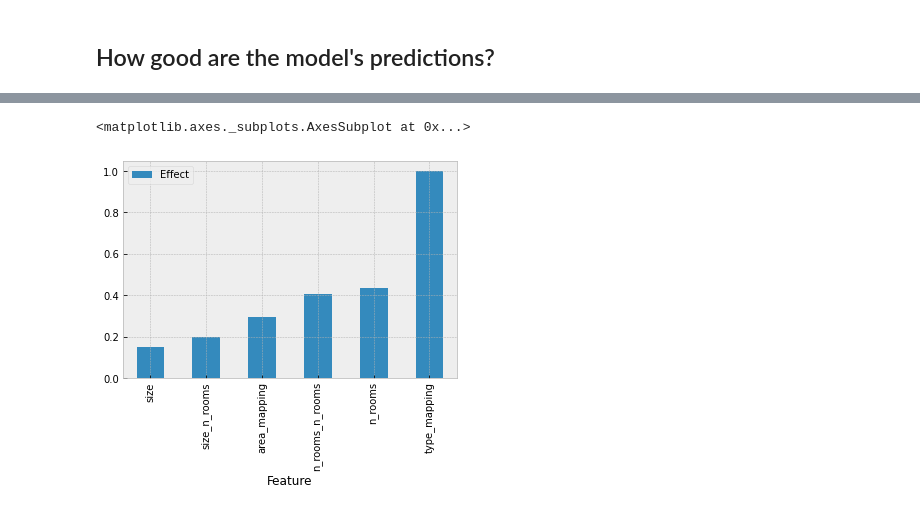
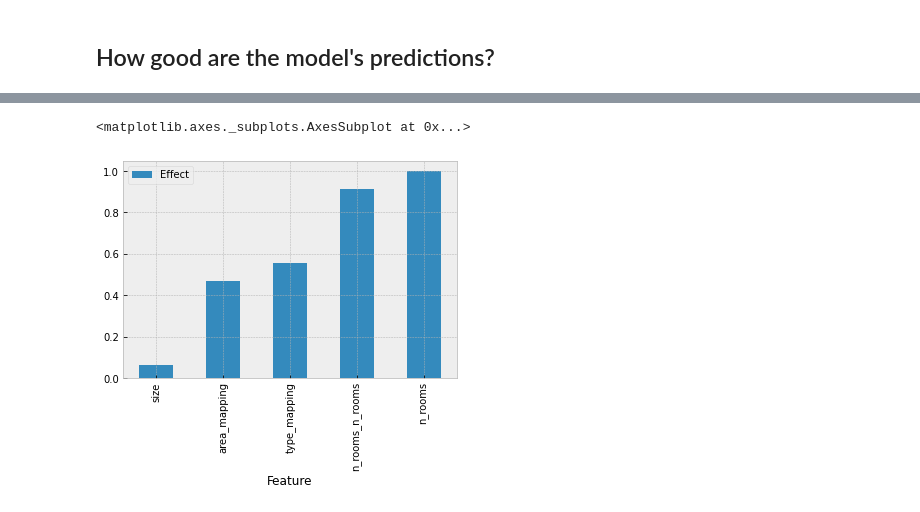
Before and after one commit to dolmani38/non-linear-regression, a Jupyter notebook: Keras - Regression using continuous and categorial variables with embedding.ipynb, the cells around one changed output, grey strips where cells are left out. Drawn from its saved outputs; the diff is of its cells as text; code cells hidden in the pictures.

```diff
--- a/Keras - Regression using continuous and categorial variables with embedding.ipynb
+++ b/Keras - Regression using continuous and categorial variables with embedding.ipynb
@@ -308,15 +341,13 @@ cate_input = Input(shape=(2,), dtype='int32')
 
 # Decide to what vector size we want to map our 'area' variable.
 # I'll use 1 here because we only have three areas
-embeddings_output = 24*4
+embeddings_output = 24
 
 
 # Let’s define the embedding layer and flatten it
 cate_embedings = Embedding(output_dim=embeddings_output, input_dim=X_train_categorical.shape[0])(cate_input)
+cate_embedings = keras.layers.Reshape((embeddings_output*2,))(cate_embedings)
 print(cate_embedings)
-cate_embedings = keras.layers.Reshape((embeddings_output*2,))(cate_embedings)
-
-
 # Define the continuous variables input (just like before)
 continuous_input = Input(shape=(X_train_continuous.shape[1], ))
 
@@ -329,8 +364,8 @@ Tensor("embedding_6/embedding_lookup/Identity_1:0", shape=(None, 2, 96), dtype=f
 Will define a simple model with 2 hidden layers, with 25 neurons each.
 # %%
 # Define the model
-dense1 = Dense(200, activation='relu')(all_input)
-dense2 = Dense(50, activation='relu')(dense1)
+dense1 = Dense(all_input.shape[1]*2, activation='relu')(all_input)
+dense2 = Dense(all_input.shape[1], activation='relu')(dense1)
 predictions = Dense(1)(dense2)
 
 # Note using the input object 'area_input' not 'area_embeddings'
@@ -540,23 +567,22 @@ effect_result_table.plot(x='Feature',y='Effect',kind='bar')
 # %%
-# 영향도 분석에 의해 'lamp' 삭제 후 학습...
-
-X_train_continuous.drop(columns=['lamp','size','size_size'], inplace=True)
-X_val_continuous.drop(columns=['lamp','size','size_size'], inplace=True)
-print(X_train_continuous)
+# 학습 대상 변수 전체 선택
+X_train_continuous = X_train_continuous_org
+X_train_categorical = X_train_categorical_org
+X_val_continuous  = X_val_continuous_org
+X_val_categorical = X_val_categorical_org
 
 # Define the embedding input
 cate_input = Input(shape=(2,), dtype='int32')
 
 # Decide to what vector size we want to map our 'area' variable.
 # I'll use 1 here because we only have three areas
-embeddings_output = 24*4
+embeddings_output = 24
 
 
 # Let’s define the embedding layer and flatten it
 cate_embedings = Embedding(output_dim=embeddings_output, input_dim=X_train_categorical.shape[0])(cate_input)
 print(cate_embedings)
 cate_embedings = keras.layers.Reshape((embeddings_output*2,))(cate_embedings)
-
 
 # Define the continuous variables input (just like before)
 continuous_input = Input(shape=(X_train_continuous.shape[1], ))
@@ -565,9 +591,8 @@ continuous_input = Input(shape=(X_train_continuous.shape[1], ))
 all_input = keras.layers.concatenate([continuous_input, cate_embedings])
 
 # Define the model
-
-dense1 = Dense(200, activation='relu')(all_input)
-dense2 = Dense(50, activation='relu')(dense1)
+dense1 = Dense(all_input.shape[1]*2, activation='relu')(all_input)
+dense2 = Dense(all_input.shape[1], activation='relu')(dense1)
 predictions = Dense(1)(dense2)
 # Note using the input object 'area_input' not 'area_embeddings'
 model = Model(inputs=[continuous_input, cate_input], outputs=predictions)
@@ -605,9 +636,6 @@ KeyboardInterrupt: ignored
 # %%
-# val_soft_acc 향상
-# 영향도 다시 분석
 train_ds = pd.concat([X_train_continuous,X_train_categorical[['area_mapping','type_mapping']]], axis=1)
 val_ds = pd.concat([X_val_continuous,X_val_categorical[['area_mapping','type_mapping']]], axis=1)
-
 # XAI를 위한 lime  정의
 from lime import lime_tabular, lime_text
 exp = lime_tabular.LimeTabularExplainer(
@@ -617,7 +645,6 @@ exp = lime_tabular.LimeTabularExplainer(
     class_names= y_train.columns,
     mode="regression"
 )
-
 # 변수의 영향력 분석
 # 소팅을 위한 초기화
 exp_ana = {}
@@ -631,7 +658,7 @@ def predict(data):
     return model.predict([data[:,0:continue_dim],data[:,continue_dim:input_dim]])
 
 # validation set의 변수 영향력 분석...
-for i in range(10): #range(val_ds.shape[0]):
+for i in range(40): #range(val_ds.shape[0]):
     p = exp.explain_instance(np.asarray(val_ds.iloc[i]),predict,num_features=val_ds.shape[1])
     for t in p.as_map()[0]:
       exp_ana[train_ds.columns[t[0]]] += np.abs(t[1])
@@ -705,9 +797,6 @@ Epoch: 1000 - {'val_loss': 20850770.746666666, 'val_soft_acc': 0.126657202839851
 # %%
-# val_soft_acc 향상
-# 영향도 다시 분석
 train_ds = pd.concat([X_train_continuous,X_train_categorical[['area_mapping','type_mapping']]], axis=1)
 val_ds = pd.concat([X_val_continuous,X_val_categorical[['area_mapping','type_mapping']]], axis=1)
-
 # XAI를 위한 lime  정의
 from lime import lime_tabular, lime_text
 exp = lime_tabular.LimeTabularExplainer(
@@ -717,33 +806,32 @@ exp = lime_tabular.LimeTabularExplainer(
     class_names= y_train.columns,
     mode="regression"
 )
-
 # 변수의 영향력 분석
 # 소팅을 위한 초기화
 exp_ana = {}
 for k in train_ds.columns:
   exp_ana[k] = 0
 
 # predict 함수 재정의 - lime에서 사용 가능하도록...
 continue_dim = X_train_continuous.shape[1]
 input_dim = train_ds.shape[1]
 def predict(data):
     return model.predict([data[:,0:continue_dim],data[:,continue_dim:input_dim]])
 
 # validation set의 변수 영향력 분석...
-for i in range(10): #range(val_ds.shape[0]):
+for i in range(40): #range(val_ds.shape[0]):
     p = exp.explain_instance(np.asarray(val_ds.iloc[i]),predict,num_features=val_ds.shape[1])
     for t in p.as_map()[0]:
       exp_ana[train_ds.columns[t[0]]] += np.abs(t[1])
 
 import operator
 
 sorted_x = sorted(exp_ana.items(), key=operator.itemgetter(1))
 
 effect_result_table = pd.DataFrame(sorted_x,columns=['Feature', 'Effect'] )
 
 effect_result_table['Effect'] = effect_result_table['Effect']/max(effect_result_table['Effect'])
 effect_result_table.plot(x='Feature',y='Effect',kind='bar')
 # %% [output]
 <matplotlib.axes._subplots.AxesSubplot at 0x...>
-[figure, old version]
+[figure, new version]
```
Also changed, not shown: parts of 49 cells of this notebook.
